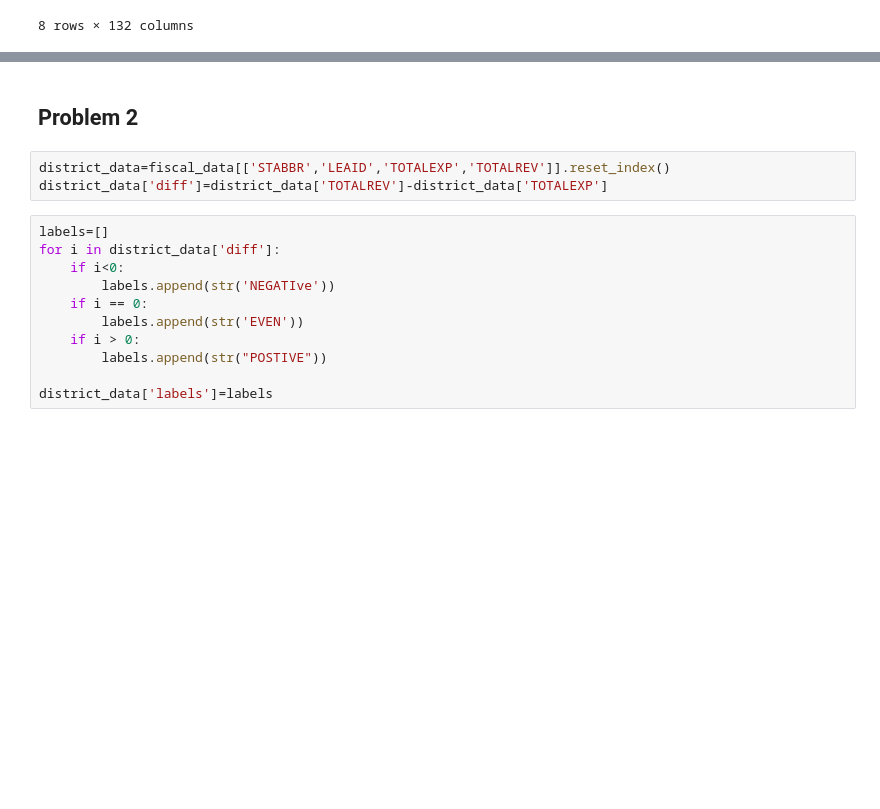
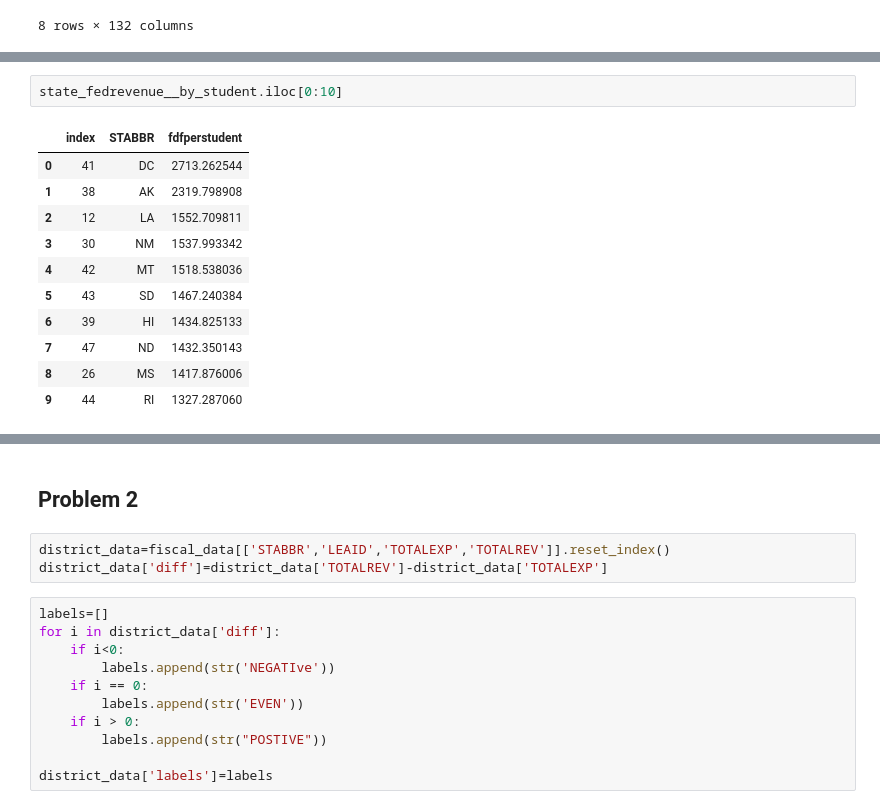
Before and after one commit to noahdemoes/DS5500_Homework3, a Jupyter notebook: HW3.ipynb, the cells around one changed output, grey strips where cells are left out. Drawn from its saved outputs; the diff is of its cells as text; blank space fills up the shorter version.

```diff
--- a/HW3.ipynb
+++ b/HW3.ipynb
@@ -61,0 +63,14 @@ state_fedrevenue_data_ranked.iloc[0:10]
+# %%
+state_fedrevenue__by_student.iloc[0:10]
+# %% [output]
+|  | index | STABBR | fdfperstudent |
+| 0 | 41 | DC | 2713.262544 |
+| 1 | 38 | AK | 2319.798908 |
+| 2 | 12 | LA | 1552.709811 |
+| 3 | 30 | NM | 1537.993342 |
+| 4 | 42 | MT | 1518.538036 |
+| 5 | 43 | SD | 1467.240384 |
+| 6 | 39 | HI | 1434.825133 |
+| 7 | 47 | ND | 1432.350143 |
+| 8 | 26 | MS | 1417.876006 |
+| 9 | 44 | RI | 1327.287060 |
```
Also changed, not shown: parts of 4 cells of this notebook.
